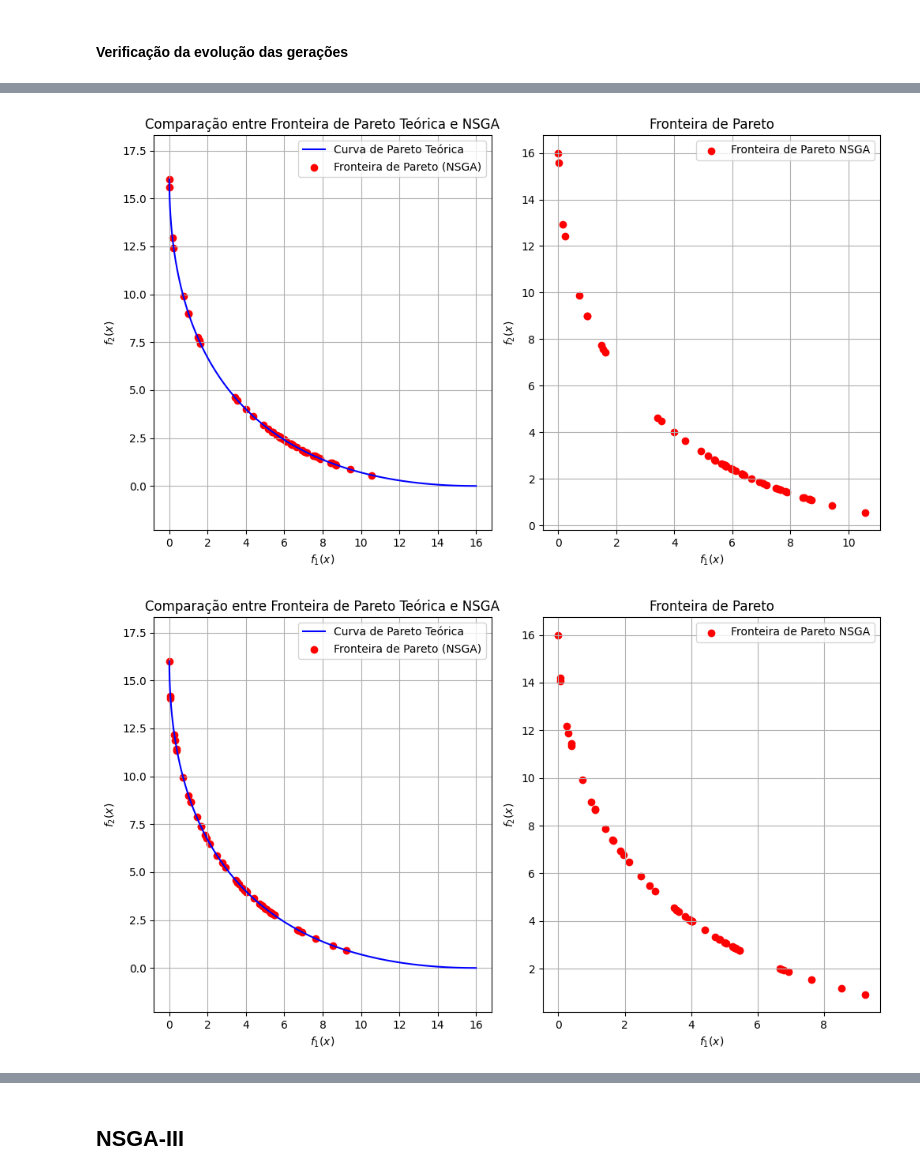
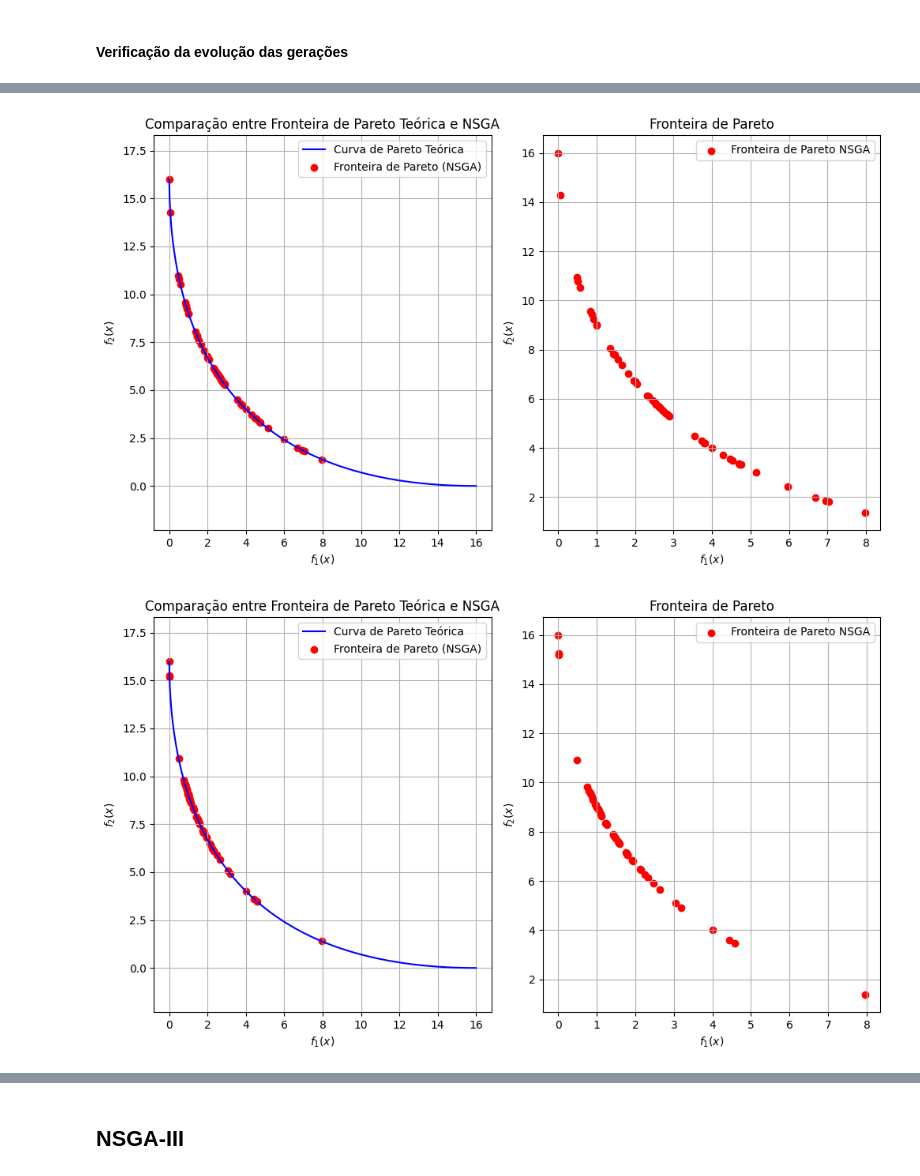
Before and after one commit to JunioCesarFerreira/NSGA-Studies, a Jupyter notebook: notebooks/basic/nsga-initial-study.ipynb, the cells around one changed output, grey strips where cells are left out. Drawn from its saved outputs; the diff is of its cells as text; code cells hidden in the pictures.

```diff
--- a/notebooks/basic/nsga-initial-study.ipynb
+++ b/notebooks/basic/nsga-initial-study.ipynb
@@ -448,10 +450,3 @@ Vamos aplicar o NSGA ao exemplo discutido anteriormente ($f_1(x)$ e $f_2(x)$).
 ### Implementação NSGA-II para o exemplo com duas funções
 # %% [markdown]
 Funções do exemplo $f_1(x)=(x-2)^2$ e $f_2(x)=(x+2)^2$
-# %%
-# Funções de avaliação
-def f1(x):
-    return (x - 2)**2
-
-def f2(x):
-    return (x + 2)**2
@@ -795,10 +577,14 @@ nsga2_with_theorical(pop_size=50, generations=10, bounds=(-5, 5))
 # %%
-# Executar NSGA-II 20 generations
-nsga2_with_theorical(pop_size=50, generations=20, bounds=(-5, 5))
+# Executar NSGA-II
+sol2 = nsga2(pop_size=50, generations=20, bounds=(-3, 3))
+
+plot(sol2)
 # %% [output]
-[figure, old version]
+[figure, new version]
 # %%
-# Executar NSGA-II 30 generations
-nsga2_with_theorical(pop_size=50, generations=30, bounds=(-5, 5))
+# Executar NSGA-II
+sol2 = nsga2(pop_size=50, generations=50, bounds=(-3, 3))
+
+plot(sol2)
 # %% [output]
-[figure, old version]
+[figure, new version]
```
Also changed, not shown: parts of 22 cells of this notebook.
